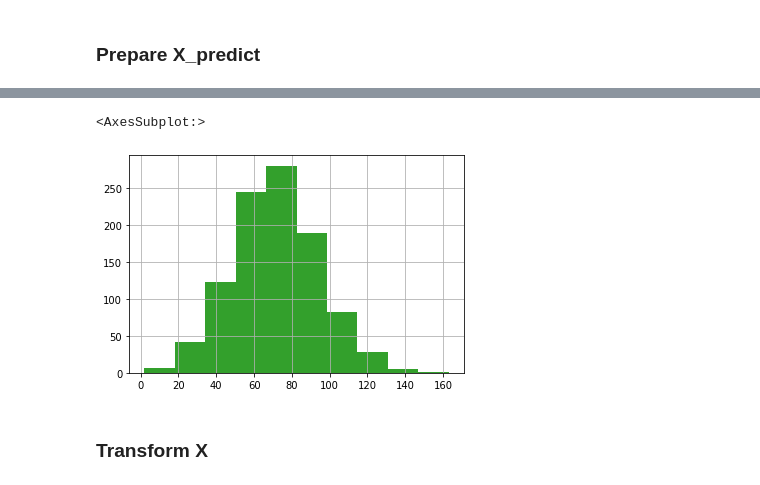
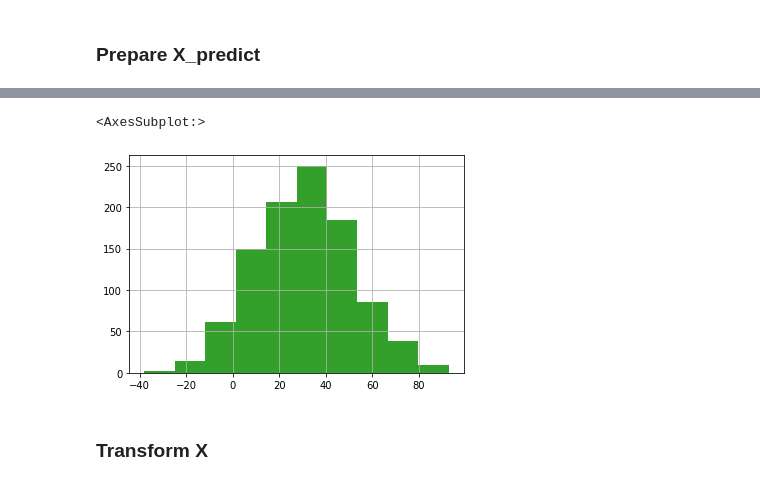
Before and after one commit to rolandina/breast-cancer-prediction-fastapi, a Jupyter notebook: notebooks/EDA.ipynb, the cells around one changed output, grey strips where cells are left out. Cells and saved outputs as stored; diff of their text form; code cells hidden in the pictures.

Commit message:
add sql requests for api and prepare X for prediction

```diff
--- a/notebooks/EDA.ipynb
+++ b/notebooks/EDA.ipynb
@@ -742,26 +794,28 @@ param_nn = {'activation': ['relu'],
  'warm_start': [False]}
 
 models = {
-    model_lr : param_lr,
+          #model_lr : param_lr,
           model_rf: param_rf,
           model_lgb: param_lgb,
-          model_nn: param_nn,
+          #model_nn: param_nn,
           model_knn: param_knn,
-          model_svc: param_svc}
+          #model_svc: param_svc
+}
 
 # create empty list for best models
 best_models = []
 best_models_balanced_data = []
 # %%
+# not balanced data
 for model in models.keys():
 
-    GSR = GridSearchCV(model, models[model], cv=6, scoring='accuracy', n_jobs=2)
+    GSR = GridSearchCV(model, models[model], cv=4, scoring='accuracy', n_jobs=2)
     GSR.fit(X_train, y_train)
     best_models.append(GSR)
 # %%
 for model in models.keys():
 
-    GSR_balanced = GridSearchCV(model, models[model], cv=6, scoring='accuracy', n_jobs=2)
+    GSR_balanced = GridSearchCV(model, models[model], cv=4, scoring='accuracy', n_jobs=2)
     GSR_balanced.fit(X_train_b, y_train_b)
     best_models_balanced_data.append(GSR_balanced)
 # %%
@@ -965,10 +1069,12 @@ random.gauss(200,10)
 # %%
-#function
+#!!! conditions for features (dependencies)
+#!!! Number of positive nodes should be less than number of nodes examened
+import random
 
-# conditions for features (dependencies)
-# Number of positive nodes should be less than number of nodes examened
-import random
-def prepare_X_pred(X, N_rows):
+
+
+
+def prepare_X_random(X, N_rows):
     """Function prepare_X_pred prepares the sample X_pred from given X dataframe
     It takes:
     X <dataframe> with features
@@ -1008,10 +1196,11 @@ def prepare_X_pred(X, N_rows):
 # %%
-X_pred = prepare_X_pred(X, 1000)
+X['Positive Node Rate'] = X['Reginol Node Positive'] / X['Regional Node Examined']
+X_pred = prepare_X_random(X, 1000)
 X_pred.head()
-X_pred['Survival Months'].hist()
+X_pred['Tumor Size'].hist()
 # %% [output]
 <AxesSubplot:>
-[figure, old version]
+[figure, new version]
 # %% [markdown]
 ### Transform X
 # %%
```
Also changed, not shown: parts of 65 cells of this notebook, 2 other files.
